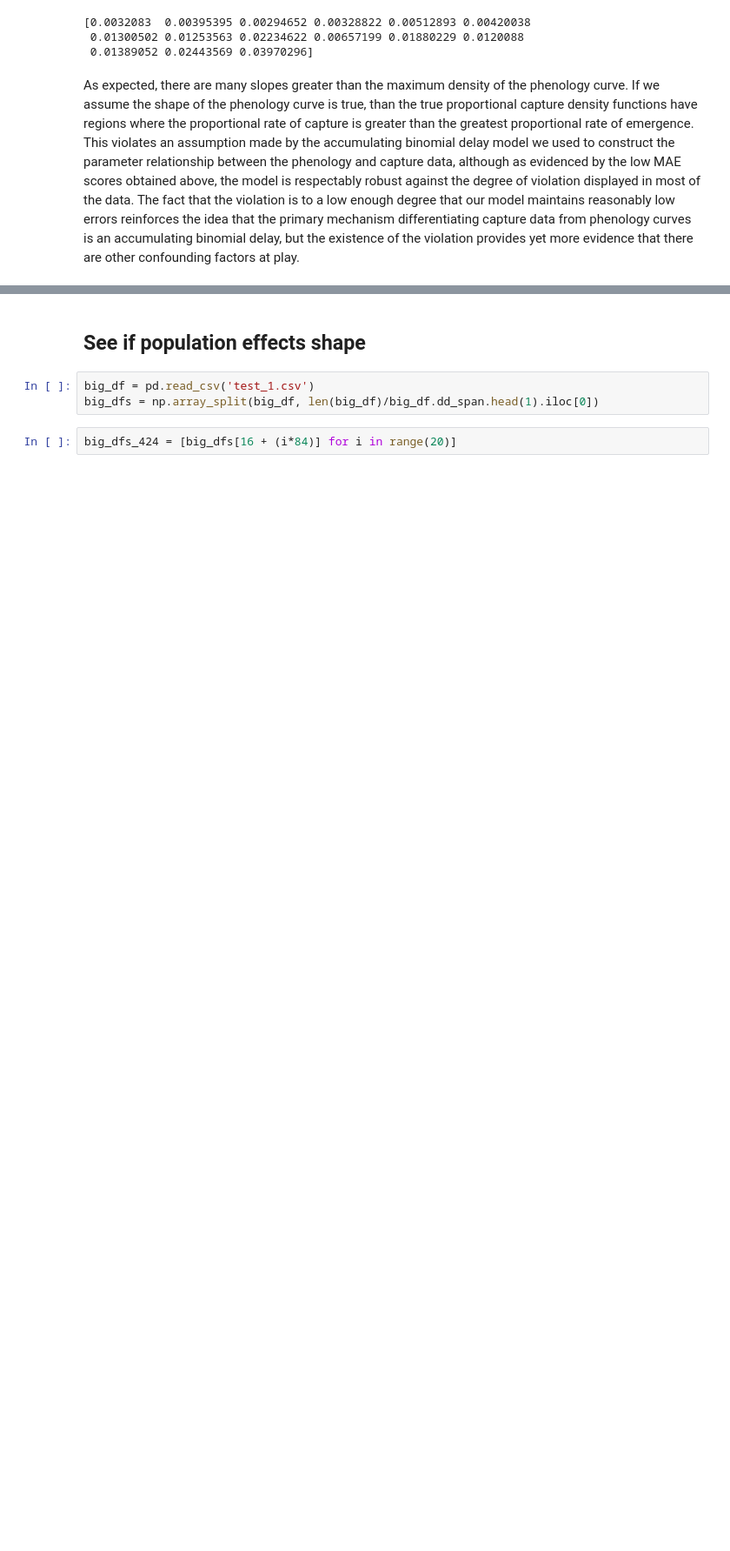
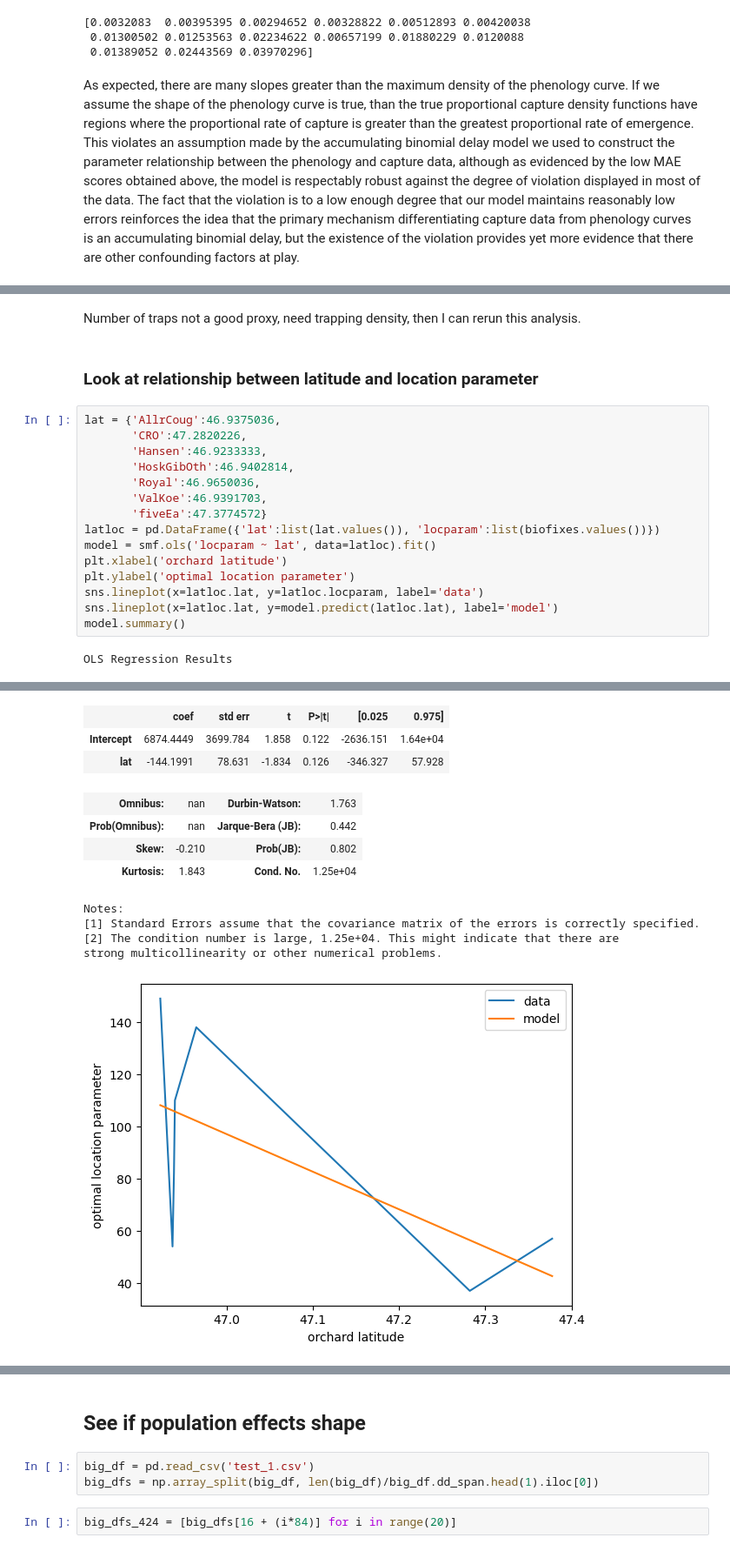
Before and after one commit to PacificBird/InsectPhenologyCaptureSim, a Jupyter notebook: multi_analysis.ipynb, the cells around one changed output, grey strips where cells are left out. Shown at 87% size. Saved outputs shown, nothing was run; the diff lists cells and outputs as text; blank space fills up the shorter version.

```diff
--- a/multi_analysis.ipynb
+++ b/multi_analysis.ipynb
@@ -1503,0 +1609,21 @@ As expected, there are many slopes greater than the maximum density of the pheno
+# %% [markdown]
+Number of traps not a good proxy, need trapping density, then I can rerun this analysis.
+# %% [markdown]
+### Look at relationship between latitude and location parameter
+# %%
+lat = {'AllrCoug':46.9375036,
+       'CRO':47.2820226,
+       'Hansen':46.9233333,
+       'HoskGibOth':46.9402814,
+       'Royal':46.9650036,
+       'ValKoe':46.9391703,
+       'fiveEa':47.3774572}
+latloc = pd.DataFrame({'lat':list(lat.values()), 'locparam':list(biofixes.values())})
+model = smf.ols('locparam ~ lat', data=latloc).fit()
+plt.xlabel('orchard latitude')
+plt.ylabel('optimal location parameter')
+sns.lineplot(x=latloc.lat, y=latloc.locparam, label='data')
+sns.lineplot(x=latloc.lat, y=model.predict(latloc.lat), label='model')
+model.summary()
+# %% [output]
+OLS Regression Results
@@ -1503,0 +1639,12 @@ As expected, there are many slopes greater than the maximum density of the pheno
+|  | coef | std err | t | P>|t| | [0.025 | 0.975] |
+| Intercept | 6874.4449 | 3699.784 | 1.858 | 0.122 | -2636.151 | 1.64e+04 |
+| lat | -144.1991 | 78.631 | -1.834 | 0.126 | -346.327 | 57.928 |
+| Omnibus: | nan | Durbin-Watson: | 1.763 |
+| Prob(Omnibus): | nan | Jarque-Bera (JB): | 0.442 |
+| Skew: | -0.210 | Prob(JB): | 0.802 |
+| Kurtosis: | 1.843 | Cond. No. | 1.25e+04 |
+Notes:
+[1] Standard Errors assume that the covariance matrix of the errors is correctly specified.
+[2] The condition number is large, 1.25e+04. This might indicate that there are
+strong multicollinearity or other numerical problems.
+[figure, added]
```
Also changed, not shown: parts of 44 cells of this notebook, 3 other files.
